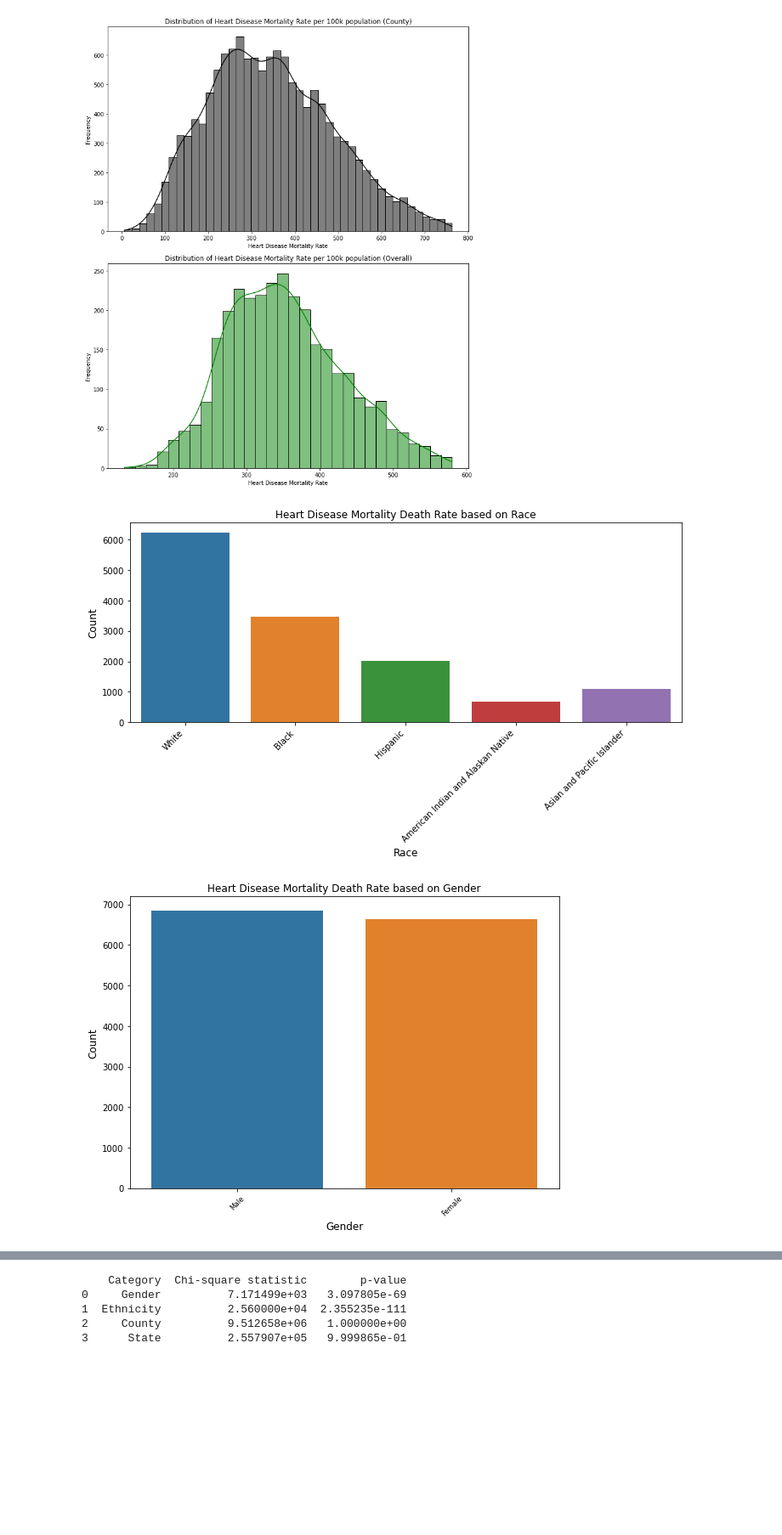
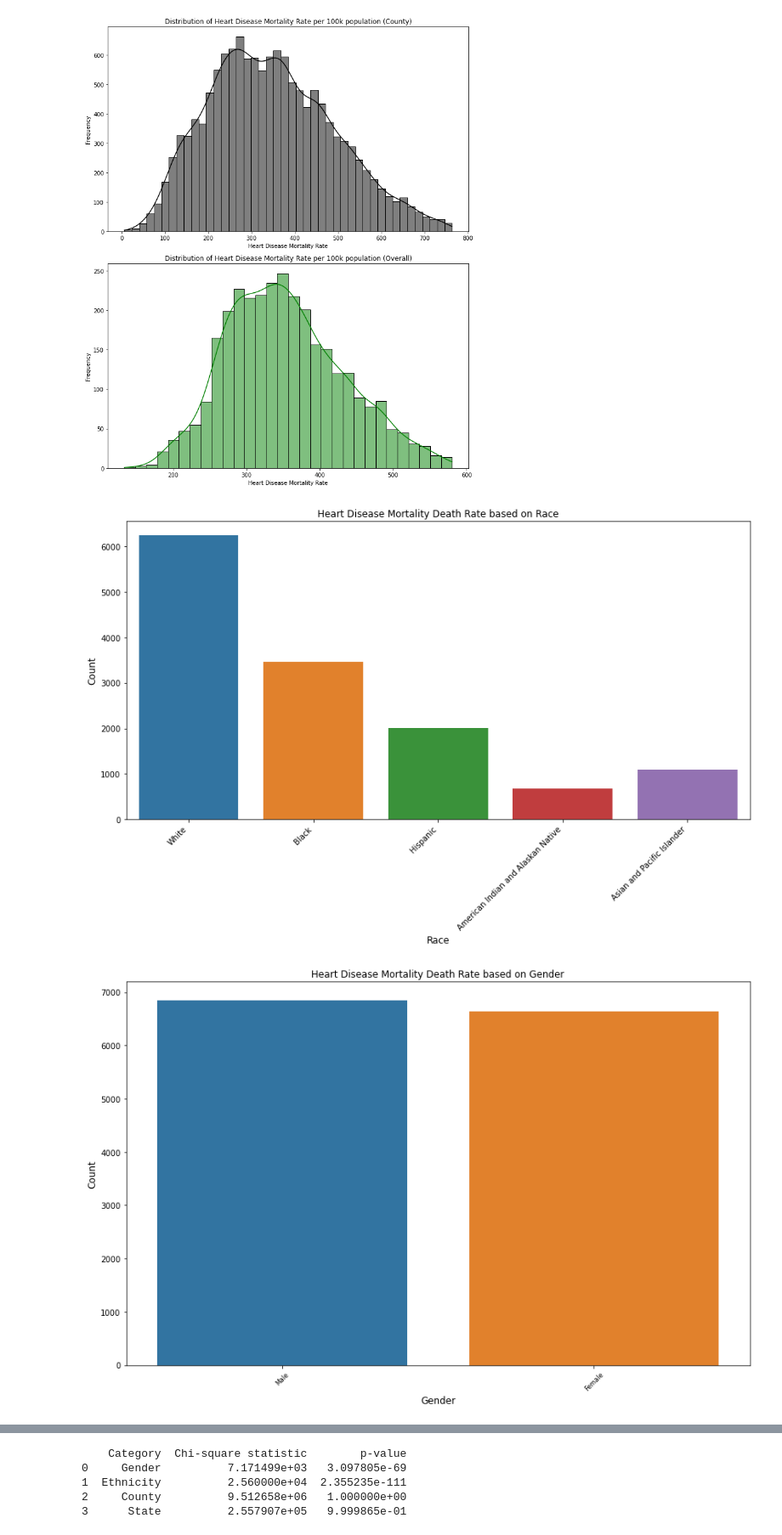
Before and after one commit to Aaron-m-ram/end-to-end-statistical-analysis, a Jupyter notebook: final_proj.ipynb, the cells around one changed output, grey strips where cells are left out. Shown at 85% size. Drawn from its saved outputs; the diff is of its cells as text; code cells hidden in the pictures; blank space fills up the shorter version.

```diff
--- a/final_proj.ipynb
+++ b/final_proj.ipynb
@@ -177,7 +177,7 @@ plt.show()
 [figure]
 # %%
 #Below is for Ethnicity
-plt.figure(figsize=(10, 6))  # Countplot for Ethnicity
+plt.figure(figsize=(12, 8))  # Countplot for Ethnicity
 sns.countplot(data=cleaned_county_df, x='Ethnicity')
 plt.title('Heart Disease Mortality Death Rate based on Race', fontsize=12)
 plt.xticks(rotation=45, ha='right', fontsize=10)  # Rotate labels by 45 degrees and align them to the right
@@ -187,7 +187,7 @@ plt.tight_layout()  # Adjust layout to prevent overlapping
 
 # Below is for Gender
 
-plt.figure(figsize=(8, 6))  # Countplot for Gender
+plt.figure(figsize=(12, 8))  # Countplot for Gender
 sns.countplot(data=cleaned_county_df, x='Gender')
 plt.title('Heart Disease Mortality Death Rate based on Gender', fontsize=12)
 plt.xticks(rotation=45, fontsize=8)  # Decrease font size
@@ -228,35 +228,35 @@ plt.show()
 #Below is the top 10 counties
 
 # Calculate the top 10 counties based on heart disease mortality death rate
 top_counties = cleaned_county_df['County'].value_counts().nlargest(10).index
 top_counties_overall = cleaned_county_overall_df['County'].value_counts().nlargest(10).index
 
 # Filter the dataset to include only the top 10 counties
 top_county_data = cleaned_county_df[cleaned_county_df['County'].isin(top_counties)]
 top_county_data_overall = cleaned_county_overall_df[cleaned_county_overall_df['County'].isin(top_counties_overall)]
 
 # Create a figure and axes with a 2x1 layout
 fig, axs = plt.subplots(nrows=2, ncols=1, figsize=(12, 16))
 
 # Subplot 1: Countplot for top 10 counties' heart disease mortality death rates
 sns.countplot(data=top_county_data, x='County', order=top_counties, ax=axs[0])
 axs[0].set_title('Top 10 Heart Disease Mortality Death Rate by County', fontsize=12)
 axs[0].tick_params(axis='x', labelrotation=45, labelsize=8)  # Rotate and decrease x-axis tick label size
 axs[0].set_xlabel('County', fontsize=12)
 axs[0].set_ylabel('Count', fontsize=12)
 
 # Subplot 2: Countplot for top 10 counties' heart disease mortality death rates (overall)
 sns.countplot(data=top_county_data_overall, x='County', order=top_counties_overall, ax=axs[1])
 axs[1].set_title('Top 10 Heart Disease Mortality Death Rate by County (Overall)', fontsize=12)
 axs[1].tick_params(axis='x', labelrotation=45, labelsize=8)  # Rotate and decrease x-axis tick label size
 axs[1].set_xlabel('County', fontsize=12)
 axs[1].set_ylabel('Count', fontsize=12)
 
 plt.tight_layout()  # Adjust layout to prevent overlapping
 plt.show()
 # %% [output]
-[figure, old version]
+[figure, new version]
-[figure, old version]
+[figure, new version]
 [figure]
 [figure]
 # %%
```
